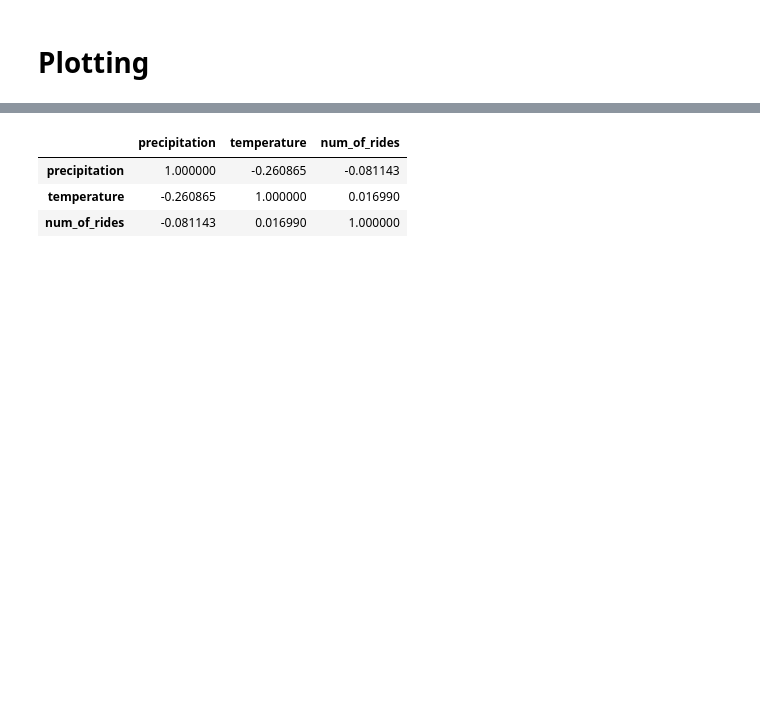
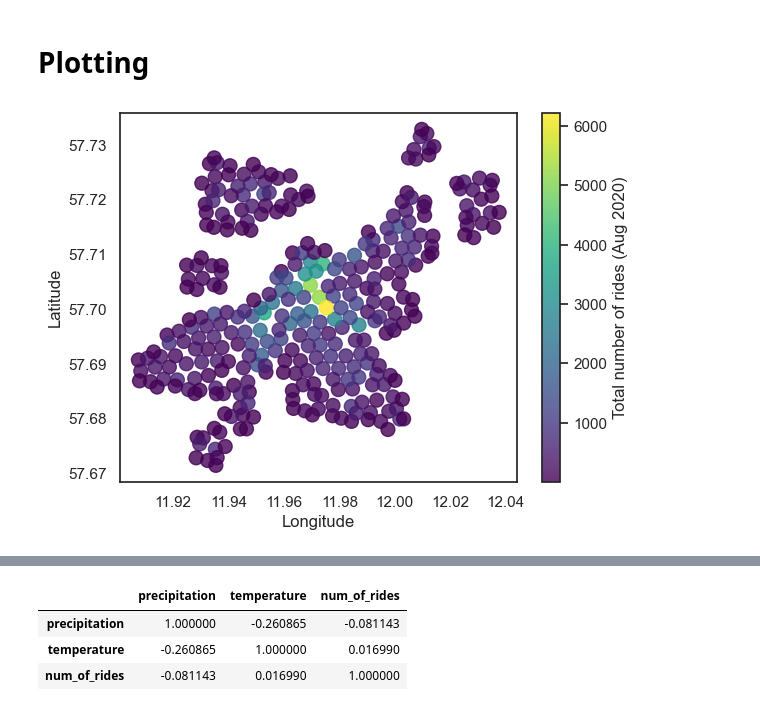
Before and after one commit to logro003/demand-fc, a Jupyter notebook: notebooks/analysing.ipynb, the cells around one changed output, grey strips where cells are left out. Saved outputs shown, nothing was run; the diff lists cells and outputs as text; code cells hidden in the pictures; blank space fills up the shorter version.

```diff
--- a/notebooks/analysing.ipynb
+++ b/notebooks/analysing.ipynb
@@ -62,0 +79,8 @@ rides_per_day_df.head(5)
+# %%
+# Aggregating number of rides per day and per area
+rides_per_day_and_area_df = rides_df.groupby(['h3index_small']).agg({'start_lon': 'mean',
+                                                                     'start_lat': 'mean',
+                                                                    'ride_id':'nunique'}).reset_index()
+
+rides_per_day_and_area_df.rename(columns={'ride_id':'num_of_rides'}, inplace=True)
+rides_per_day_and_area_df
@@ -63,5 +101,24 @@ rides_per_day_df.head(5)
 # %% [markdown]
 # Plotting
+# %%
+latitude = np.array(rides_per_day_and_area_df.start_lat)
+longitude = np.array(rides_per_day_and_area_df.start_lon)
+num_of_rides = np.array(rides_per_day_and_area_df.num_of_rides)
+
+plt.scatter(longitude, latitude, c=num_of_rides, cmap='viridis', s=100, alpha=0.8)
+
+# Adding colorbar for better interpretation of numbers
+cbar = plt.colorbar()
+cbar.set_label('Total number of rides (Aug 2020)')
+
+# Adding labels and title
+plt.xlabel('Longitude')
+plt.ylabel('Latitude')
+#plt.title('Number of rides based on latitude and longitude of start location')
+
+plt.savefig('../notebooks/figures/num_of_rides_overview_per_h3index_small.png')
+# %% [output]
+[figure, added]
 # %%
 # Plotting boxplot for number of rides per weekday
 plt.figure(figsize=[7,5])
```
Also changed, not shown: parts of 10 cells of this notebook, 8 other files.
